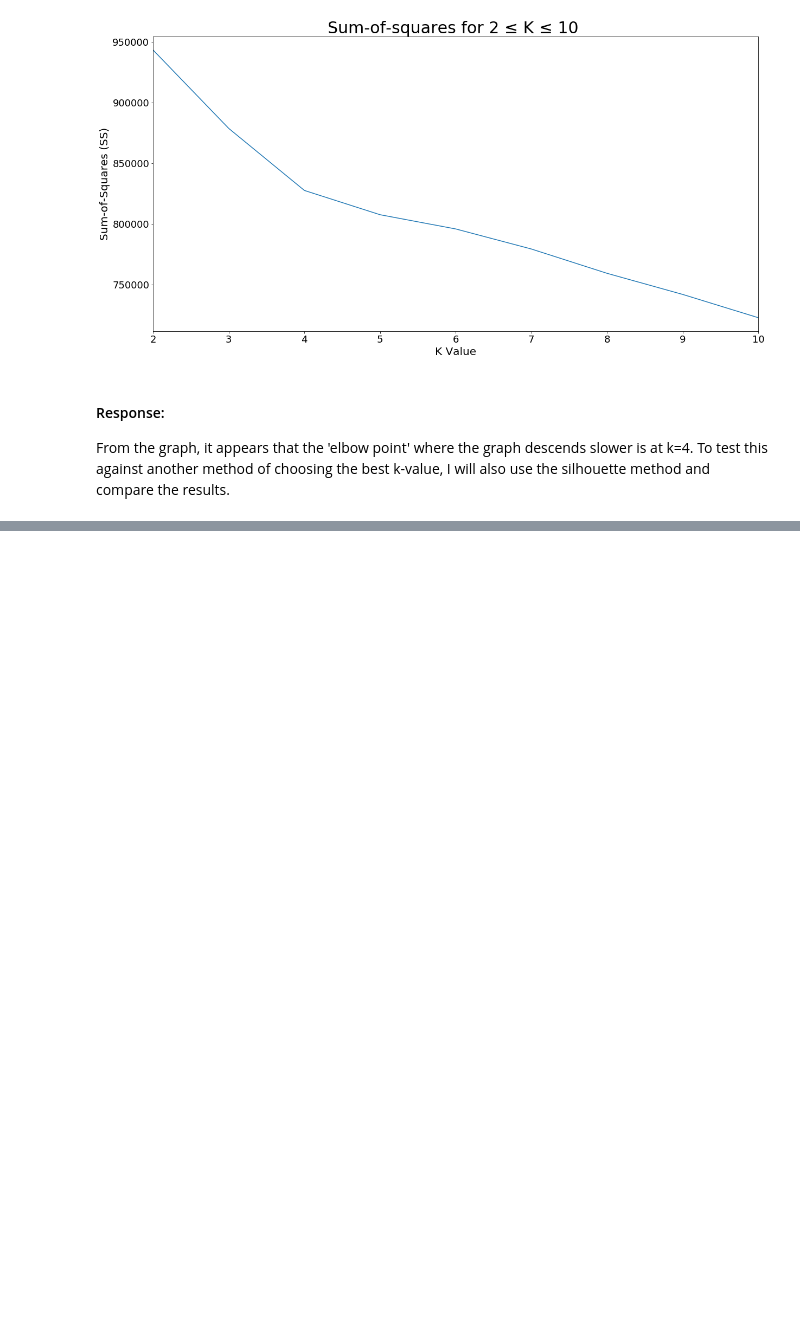
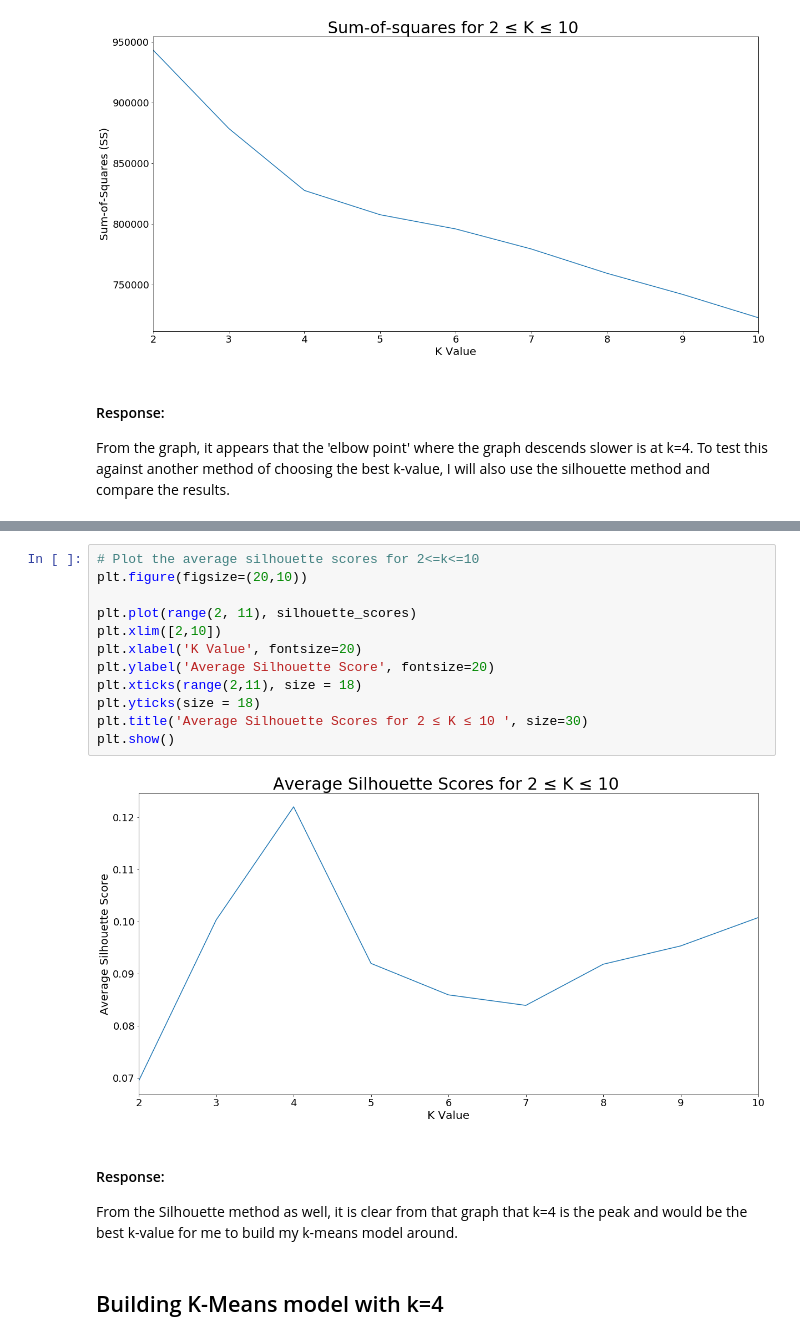
Before and after one commit to gyamane/Springboard, a Jupyter notebook: capstone_project_1/Baseline_Model.ipynb, the cells around one changed output, grey strips where cells are left out. Cells and saved outputs as stored; diff of their text form; blank space fills up the shorter version.

```diff
--- a/capstone_project_1/Baseline_Model.ipynb
+++ b/capstone_project_1/Baseline_Model.ipynb
@@ -190,0 +218,19 @@ for num_clusters in k_vals:
+# %%
+# Plot the average silhouette scores for 2<=k<=10
+plt.figure(figsize=(20,10))
+
+plt.plot(range(2, 11), silhouette_scores)
+plt.xlim([2,10])
+plt.xlabel('K Value', fontsize=20)
+plt.ylabel('Average Silhouette Score', fontsize=20)
+plt.xticks(range(2,11), size = 18)
+plt.yticks(size = 18)
+plt.title('Average Silhouette Scores for 2 ≤ K ≤ 10 ', size=30)
+plt.show()
+# %% [output]
+[figure, added]
+# %% [markdown]
+#### Response:
+From the Silhouette method as well, it is clear from that graph that k=4 is the peak and would be the best k-value for me to build my k-means model around.
+# %% [markdown]
+## Building K-Means model with k=4
```
Also changed, not shown: parts of 8 cells of this notebook.
